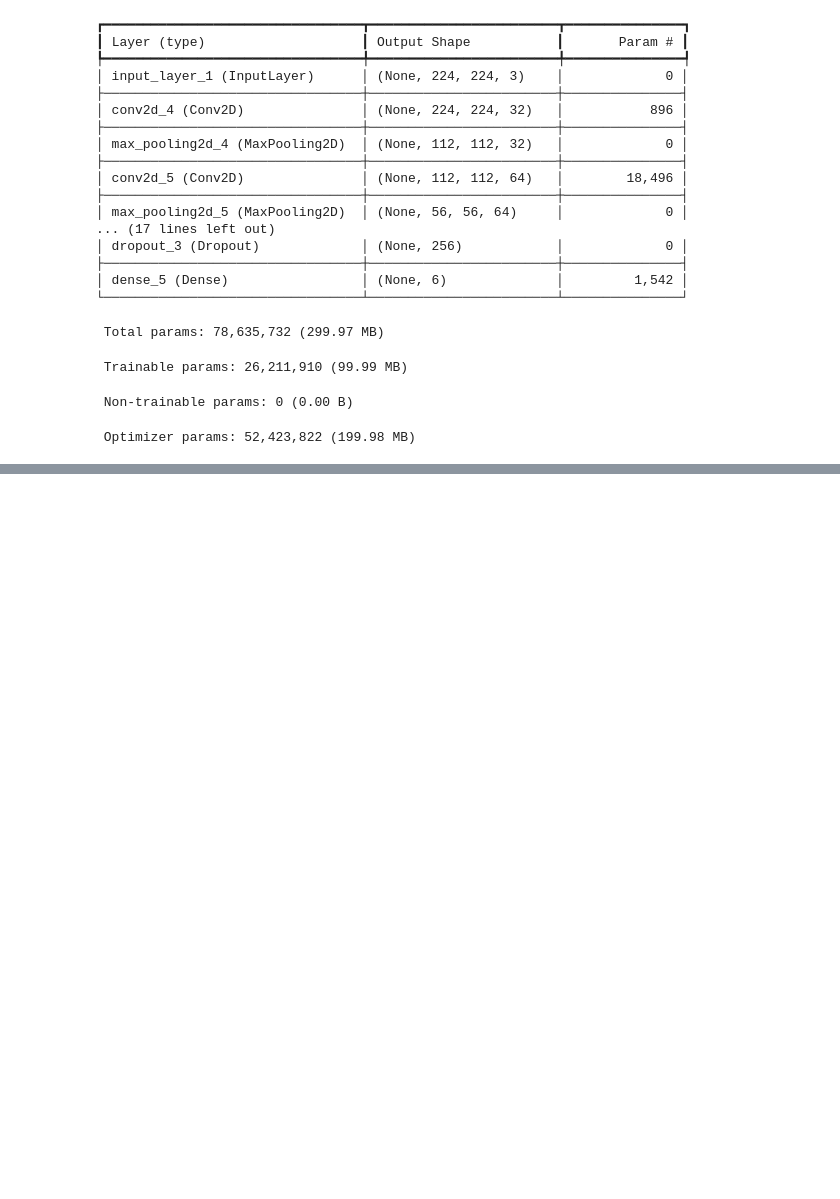
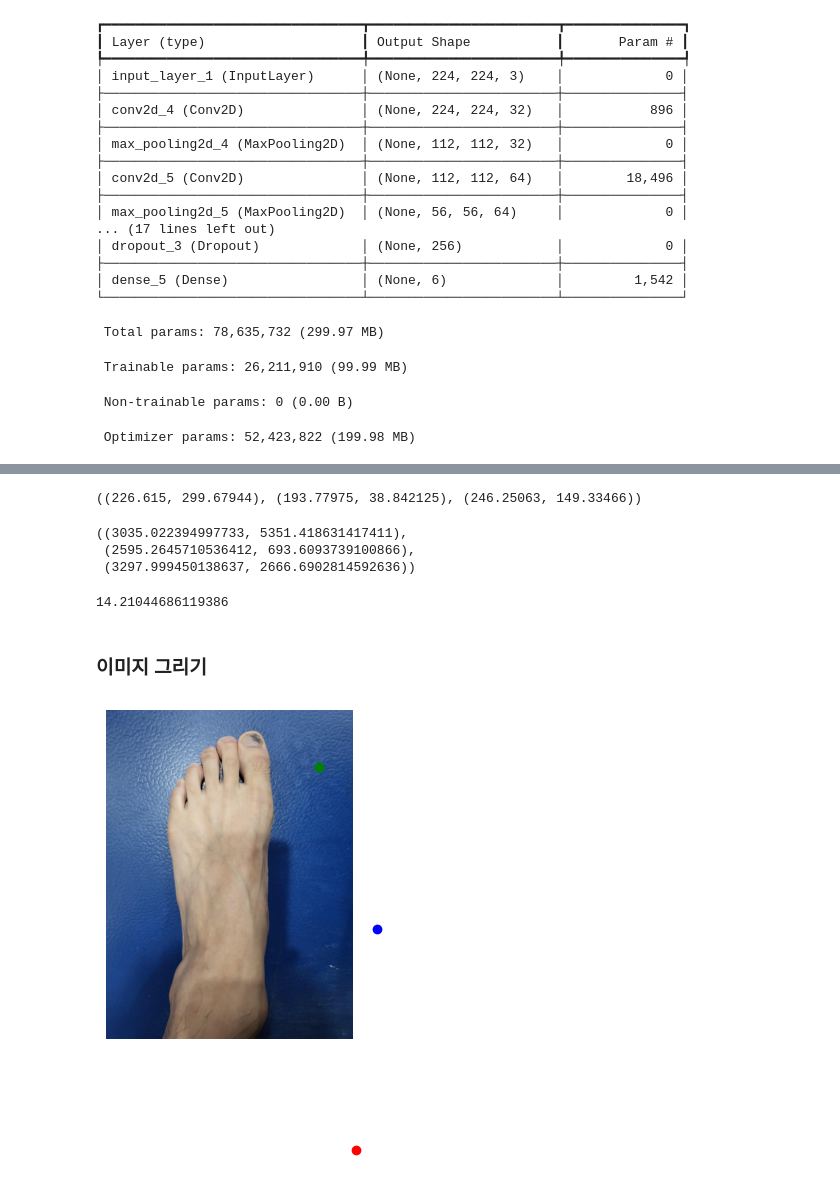
Before and after one commit to Hallux-Valgus/server, a Jupyter notebook: modeling_test.ipynb, the cells around one changed output, grey strips where cells are left out. Cells and saved outputs as stored; diff of their text form; code cells hidden in the pictures; blank space fills up the shorter version.

```diff
--- a/modeling_test.ipynb
+++ b/modeling_test.ipynb
@@ -88,0 +132,3 @@ Model: "functional_1"
+# %%
+pred_coords = model.predict(input_image)
+pred_coords
@@ -88,0 +144,3 @@ Model: "functional_1"
+# %%
+def get_ratio_position(x, y, scaled_height, scaled_width):
+    return (x * scaled_width , y*scaled_height)
@@ -88,0 +154,35 @@ Model: "functional_1"
+# %%
+red_x, red_y, green_x, green_y, blue_x, blue_y = pred_coords[0]
+(red_x, red_y), (green_x, green_y), (blue_x, blue_y)
+# %% [output]
+((226.615, 299.67944), (193.77975, 38.842125), (246.25063, 149.33466))
+# %%
+height, width, _ = image_file.shape
+scaled_height, scaled_width = height/224, width/224
+red_x, red_y = get_ratio_position(red_x, red_y, scaled_height, scaled_width)
+green_x, green_y = get_ratio_position(green_x, green_y, scaled_height, scaled_width)
+blue_x, blue_y = get_ratio_position(blue_x, blue_y, scaled_height, scaled_width)
+(red_x, red_y), (green_x, green_y), (blue_x, blue_y)
+# %% [output]
+((3035.022394997733, 5351.418631417411),
+ (2595.2645710536412, 693.6093739100866),
+ (3297.999450138637, 2666.6902814592636))
+# %%
+rgb_angle = get_angle((red_x, red_y), (green_x, green_y), (blue_x, blue_y))
+rgb_angle
+# %% [output]
+14.21044686119386
+# %% [markdown]
+### 이미지 그리기
+# %%
+plt.figure(figsize=(6,6))
+plt.imshow(cv2.cvtColor(image_file, cv2.COLOR_BGR2RGB))
+
+plt.scatter([red_x], [red_y], color='red')
+plt.scatter([green_x], [green_y], color='green')
+plt.scatter([blue_x], [blue_y], color='blue')
+
+plt.axis('off')
+plt.show()
+# %% [output]
+[figure, added]
```
Also changed, not shown: parts of 11 cells of this notebook.
